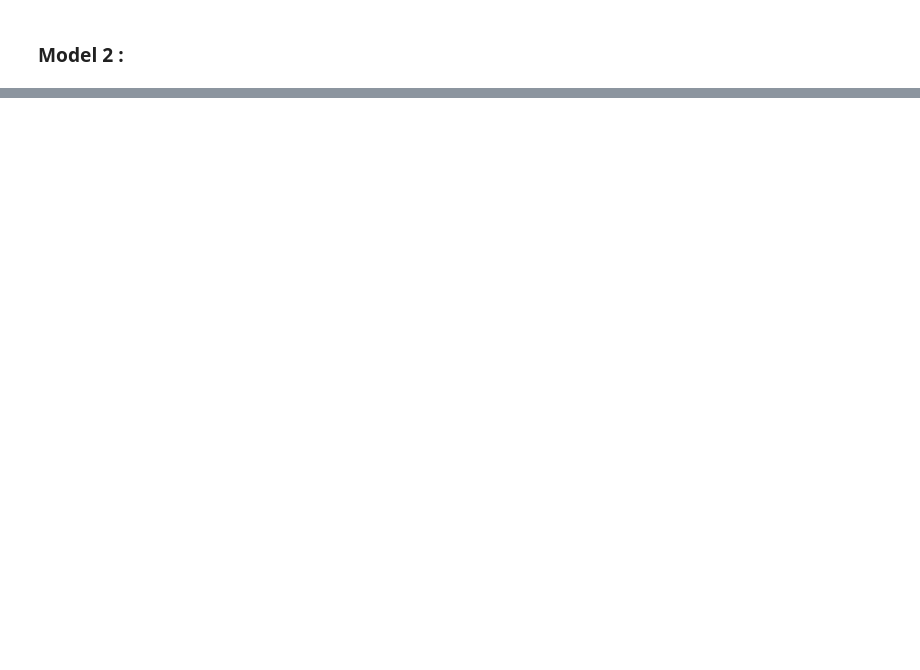
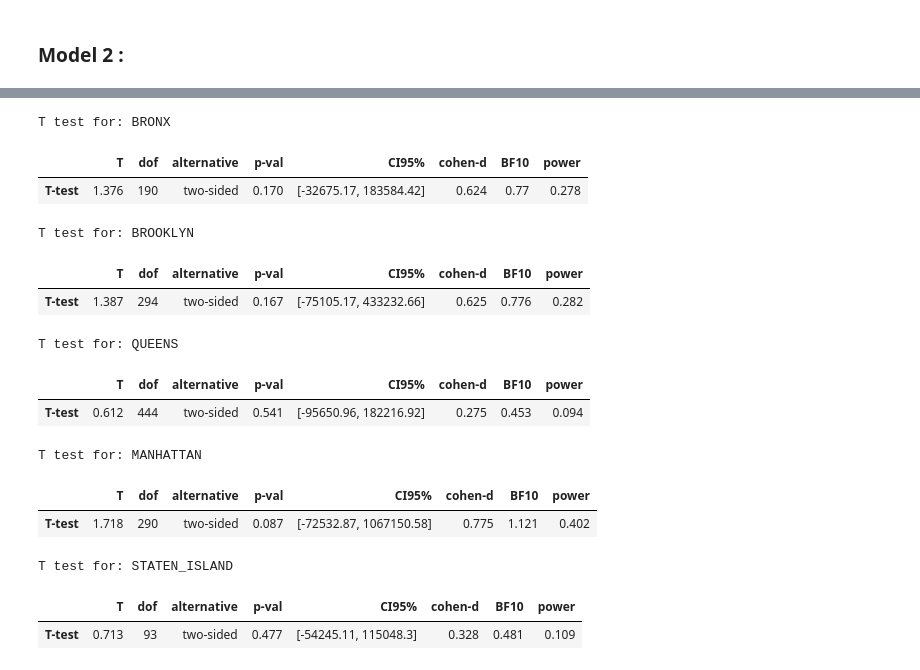
Before and after one commit to hpuma/Airbnb_Rental_Project, a Jupyter notebook: FINAL_EDA_NOTEBOOK.ipynb, the cells around one changed output, grey strips where cells are left out. Drawn from its saved outputs; the diff is of its cells as text; code cells hidden in the pictures; blank space fills up the shorter version.

```diff
--- a/FINAL_EDA_NOTEBOOK.ipynb
+++ b/FINAL_EDA_NOTEBOOK.ipynb
@@ -246,0 +405,21 @@ The graph below shows the regression line model between  mean rent price and the
+# %%
+boros = ["BRONX", "BROOKLYN", "QUEENS", "MANHATTAN", "STATEN_ISLAND"]
+for boro in boros:
+    display(conduct_boro_ttest(top_zipcodes, remaining_zipcodes, boro))
+    print(end="\n\n")
+# %% [output]
+T test for: BRONX
+|  | T | dof | alternative | p-val | CI95% | cohen-d | BF10 | power |
+| T-test | 1.376 | 190 | two-sided | 0.170 | [-32675.17, 183584.42] | 0.624 | 0.77 | 0.278 |
+T test for: BROOKLYN
+|  | T | dof | alternative | p-val | CI95% | cohen-d | BF10 | power |
+| T-test | 1.387 | 294 | two-sided | 0.167 | [-75105.17, 433232.66] | 0.625 | 0.776 | 0.282 |
+T test for: QUEENS
+|  | T | dof | alternative | p-val | CI95% | cohen-d | BF10 | power |
+| T-test | 0.612 | 444 | two-sided | 0.541 | [-95650.96, 182216.92] | 0.275 | 0.453 | 0.094 |
+T test for: MANHATTAN
+|  | T | dof | alternative | p-val | CI95% | cohen-d | BF10 | power |
+| T-test | 1.718 | 290 | two-sided | 0.087 | [-72532.87, 1067150.58] | 0.775 | 1.121 | 0.402 |
+T test for: STATEN_ISLAND
+|  | T | dof | alternative | p-val | CI95% | cohen-d | BF10 | power |
+| T-test | 0.713 | 93 | two-sided | 0.477 | [-54245.11, 115048.3] | 0.328 | 0.481 | 0.109 |
```
Also changed, not shown: parts of 27 cells of this notebook.
